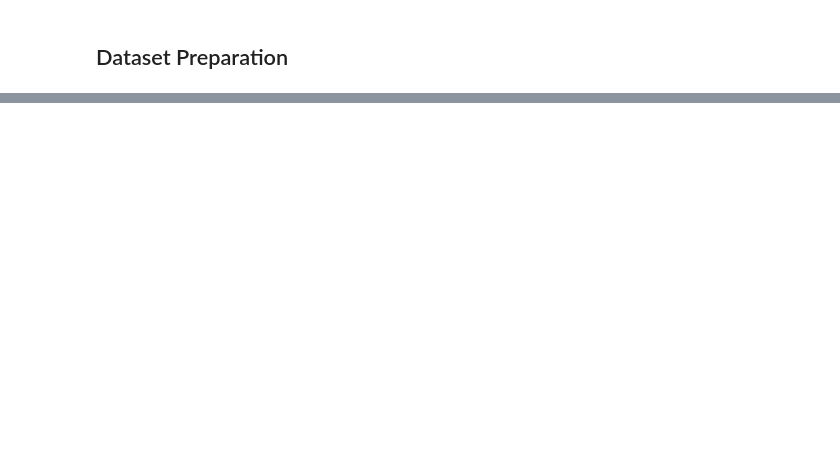
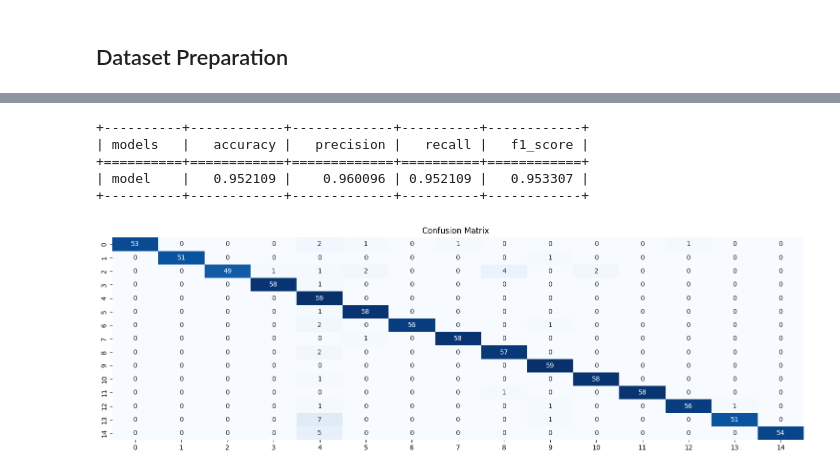
Before and after one commit to Elios-Lab/BNNForge, a Jupyter notebook: b-z24.ipynb, the cells around one changed output, grey strips where cells are left out. Drawn from its saved outputs; the diff is of its cells as text; code cells hidden in the pictures; blank space fills up the shorter version.

```diff
--- a/b-z24.ipynb
+++ b/b-z24.ipynb
@@ -192,0 +383,3 @@ To enable them in other operations, rebuild TensorFlow with the appropriate comp
+# %%
+model.compile(optimizer=Adam(learning_rate=lr), loss='sparse_categorical_crossentropy', metrics=['accuracy'])
+print(summary(model))
@@ -192,0 +404,5 @@ To enable them in other operations, rebuild TensorFlow with the appropriate comp
+# %%
+# Training Callbacks
+callbacks = [
+    tf.keras.callbacks.EarlyStopping(monitor='val_loss', patience=50, verbose=1, mode='min')
+]
@@ -192,0 +411,2 @@ To enable them in other operations, rebuild TensorFlow with the appropriate comp
+# %%
+history= model.fit(X_train, y_train, epochs=epochs, batch_size=batch_size, validation_data=(X_val, y_val), callbacks=callbacks, verbose=1)
@@ -192,0 +433,2 @@ To enable them in other operations, rebuild TensorFlow with the appropriate comp
+# %%
+result_all_models_FC, confusion_matrix_FC, predicitions_FC = evaluate_NN_models([model], X_test, y_test)
@@ -192,0 +438,15 @@ To enable them in other operations, rebuild TensorFlow with the appropriate comp
+# %%
+headers=['models','accuracy','precision','recall','f1_score']
+data_normal_FC=[["model"]]
+data_normal_FC.extend(result_all_models_FC)
+print_table(data_normal_FC,headers)
+# %% [output]
++----------+------------+-------------+----------+------------+
+| models   |   accuracy |   precision |   recall |   f1_score |
++==========+============+=============+==========+============+
+| model    |   0.952109 |    0.960096 | 0.952109 |   0.953307 |
++----------+------------+-------------+----------+------------+
+# %%
+draw_confusion_matrix(confusion_matrix_FC,"Confusion Matrix")
+# %% [output]
+[figure, added]
```
Also changed, not shown: parts of 25 cells of this notebook, 5 other files.
